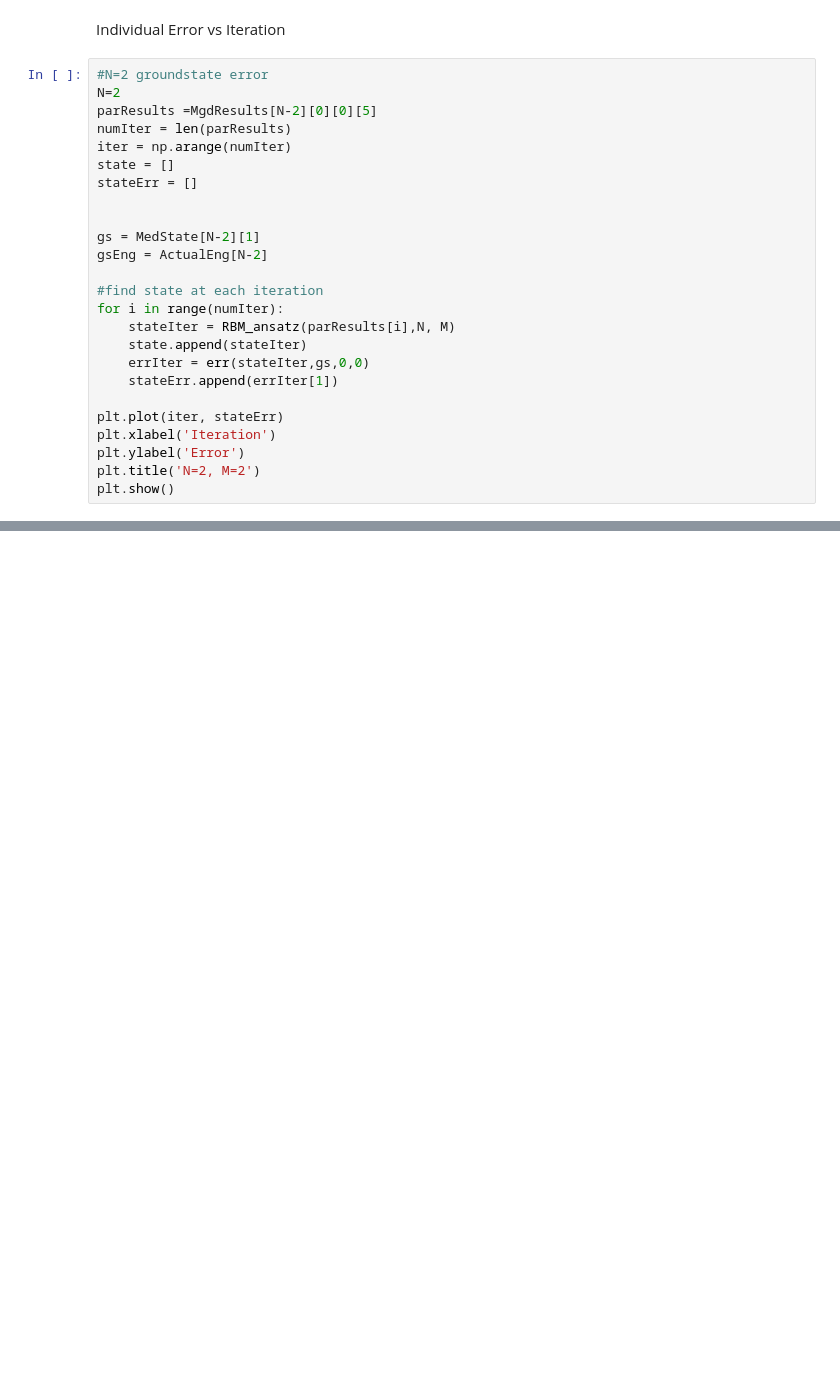
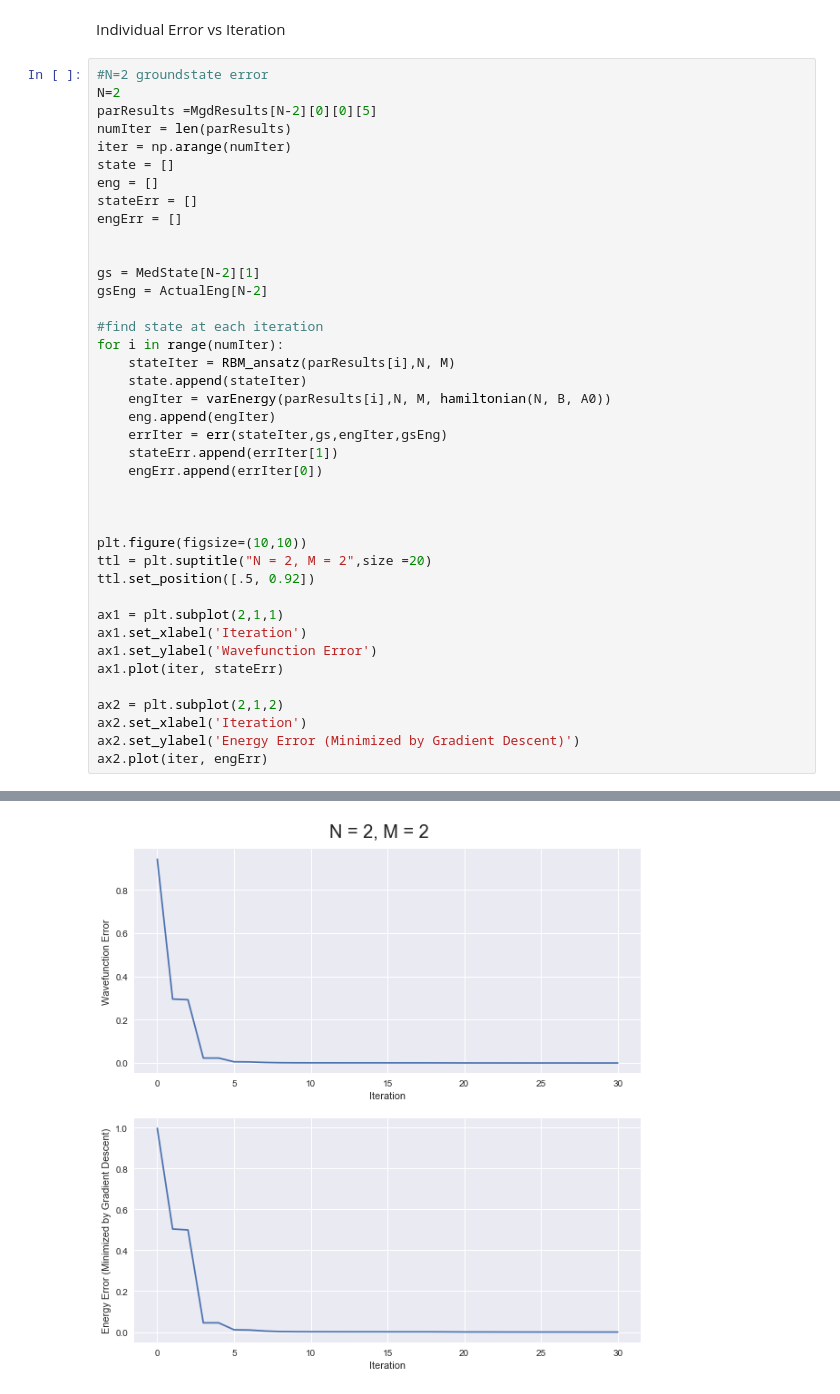
Before and after one commit to aorfi/Phys459, a Jupyter notebook: RBMGroundStateComputationTime.ipynb, the cells around one changed output, grey strips where cells are left out. Saved outputs shown, nothing was run; the diff lists cells and outputs as text; blank space fills up the shorter version.

```diff
--- a/RBMGroundStateComputationTime.ipynb
+++ b/RBMGroundStateComputationTime.ipynb
@@ -288,7 +301,9 @@ parResults =MgdResults[N-2][0][0][5]
 numIter = len(parResults)
 iter = np.arange(numIter)
 state = []
+eng = []
 stateErr = []
+engErr = []
 
 
 gs = MedState[N-2][1]
@@ -298,11 +313,25 @@ gsEng = ActualEng[N-2]
 for i in range(numIter):
     stateIter = RBM_ansatz(parResults[i],N, M)
     state.append(stateIter)
-    errIter = err(stateIter,gs,0,0)
+    engIter = varEnergy(parResults[i],N, M, hamiltonian(N, B, A0))
+    eng.append(engIter)
+    errIter = err(stateIter,gs,engIter,gsEng)
     stateErr.append(errIter[1])
+    engErr.append(errIter[0])
 
-plt.plot(iter, stateErr)
-plt.xlabel('Iteration')
-plt.ylabel('Error')
-plt.title('N=2, M=2')
-plt.show()
+
+
+plt.figure(figsize=(10,10))
+ttl = plt.suptitle("N = 2, M = 2",size =20)
+ttl.set_position([.5, 0.92])
+
+ax1 = plt.subplot(2,1,1)
+ax1.set_xlabel('Iteration')
+ax1.set_ylabel('Wavefunction Error')
+ax1.plot(iter, stateErr)
+
+ax2 = plt.subplot(2,1,2)
+ax2.set_xlabel('Iteration')
+ax2.set_ylabel('Energy Error (Minimized by Gradient Descent)')
+ax2.plot(iter, engErr)
+# %% [output]
@@ -309,3 +339,4 @@ plt.show()
+[figure, added]
 # %%
 #N=3 groundstate error
 N=3
```
Also changed, not shown: parts of 15 cells of this notebook, 7 other files.
